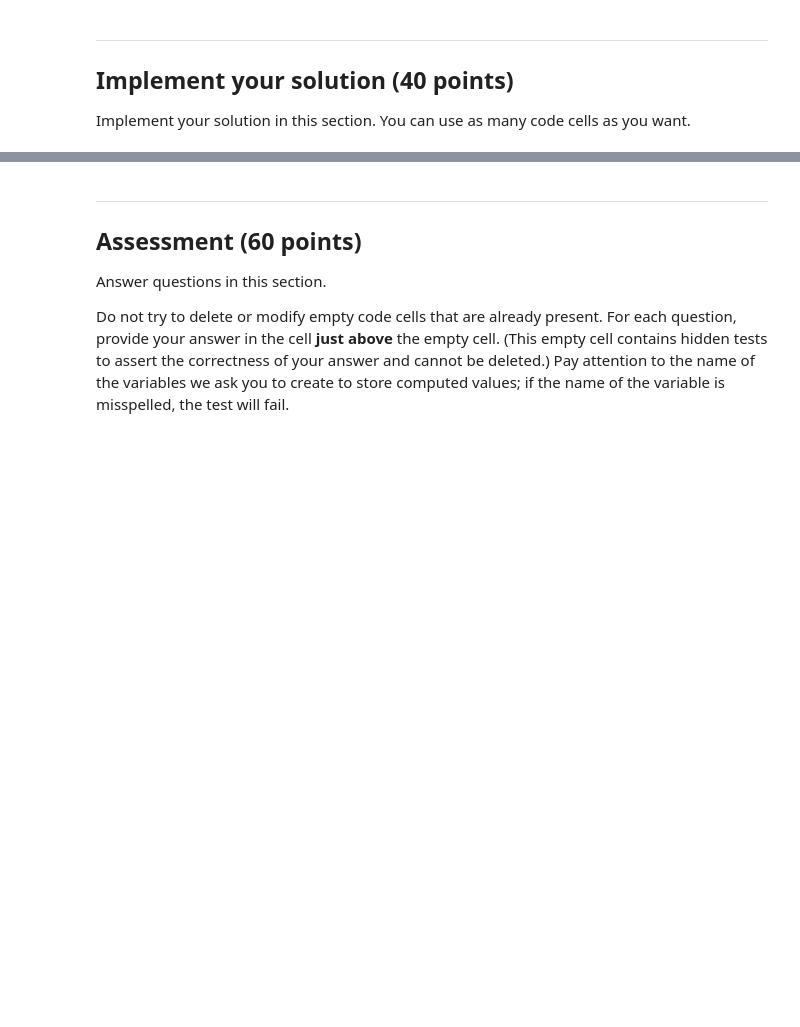
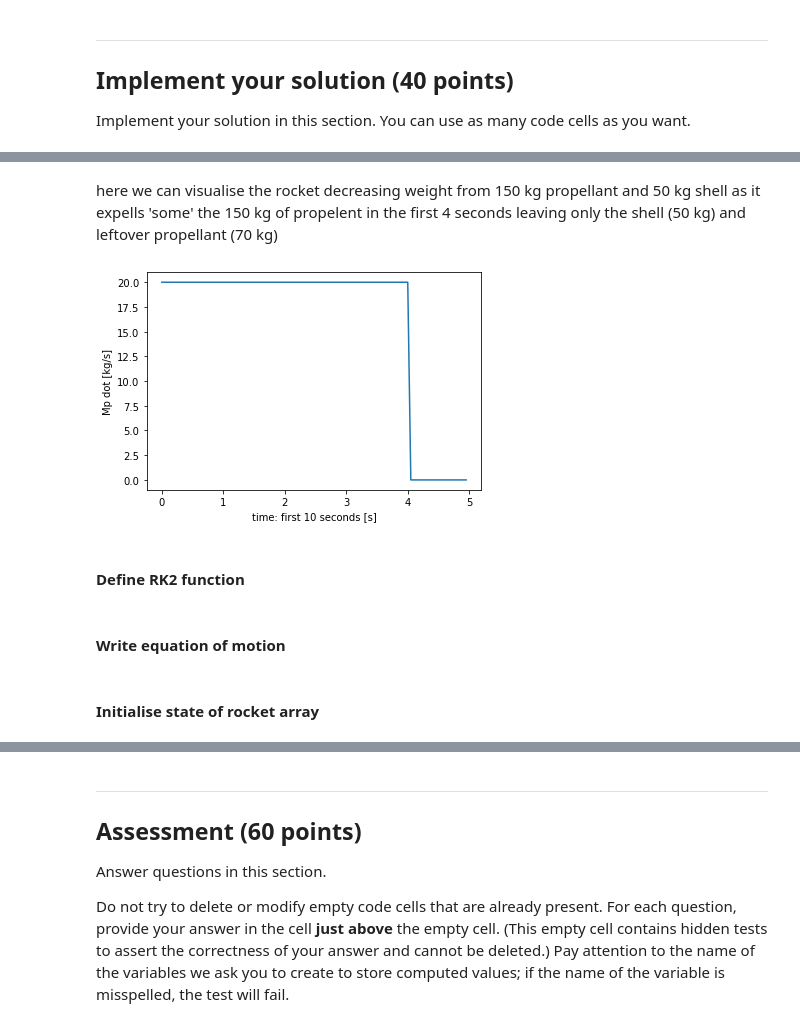
Before and after one commit to MAE6286/hw-1-lmkaidel13, a Jupyter notebook: Rocket_Assignment.ipynb, the cells around one changed output, grey strips where cells are left out. Drawn from its saved outputs; the diff is of its cells as text; code cells hidden in the pictures; blank space fills up the shorter version.

```diff
--- a/Rocket_Assignment.ipynb
+++ b/Rocket_Assignment.ipynb
@@ -69,0 +121,10 @@ raise NotImplementedError()
+# %% [markdown]
+here we can visualise the rocket decreasing weight from 150 kg propellant and 50 kg shell as it expells 'some' the 150 kg of propelent in the first 4 seconds leaving only the shell (50 kg) and leftover propellant (70 kg)
+# %%
+pyplot.plot(t[:100],m_p_dot[:100])
+pyplot.xlabel('time: first 10 seconds [s]')
+pyplot.ylabel('Mp dot [kg/s]');
+# %% [output]
+[figure, added]
+# %% [markdown]
+#### Define RK2 function
@@ -69,0 +147,2 @@ raise NotImplementedError()
+# %% [markdown]
+#### Write equation of motion
@@ -69,0 +161,2 @@ raise NotImplementedError()
+# %% [markdown]
+#### Initialise state of rocket array
```
Also changed, not shown: parts of 32 cells of this notebook.
